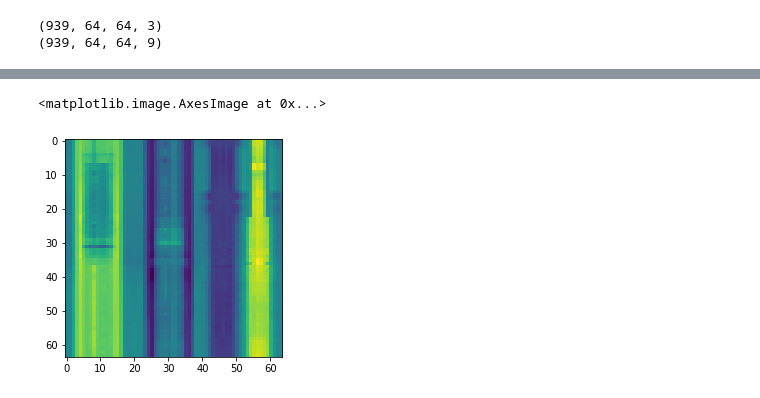
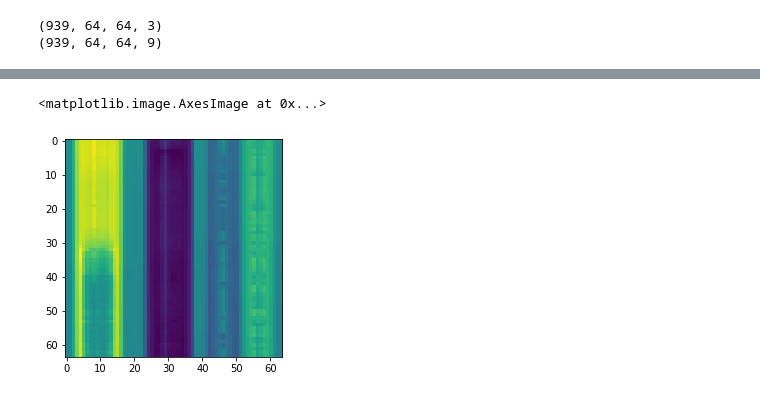
Before and after one commit to omriak/omri_project_files, a Jupyter notebook: training_colab.ipynb, the cells around one changed output, grey strips where cells are left out. Cells and saved outputs as stored; diff of their text form; code cells hidden in the pictures.

```diff
--- a/training_colab.ipynb
+++ b/training_colab.ipynb
@@ -56,7 +58,7 @@ def hms_string(sec_elapsed):
 
 # paths and variables
 # main path:
-path_folder = '/content/'
+path_folder = '/content/drive/MyDrive/Project_OmriAkrish/project_code_files/training_data'
 
 # action folder:
 # only one action.
@@ -311,5 +341,5 @@ plt.imshow(generated_image[0, :, :, 0])
 # %%
-plt.imshow(training_data_r[0, :, :, 0])
+plt.imshow(training_data_r[2, :, :, 0])
 # %% [output]
 <matplotlib.image.AxesImage at 0x...>
-[figure, old version]
+[figure, new version]
```
Also changed, not shown: parts of 9 cells of this notebook.
